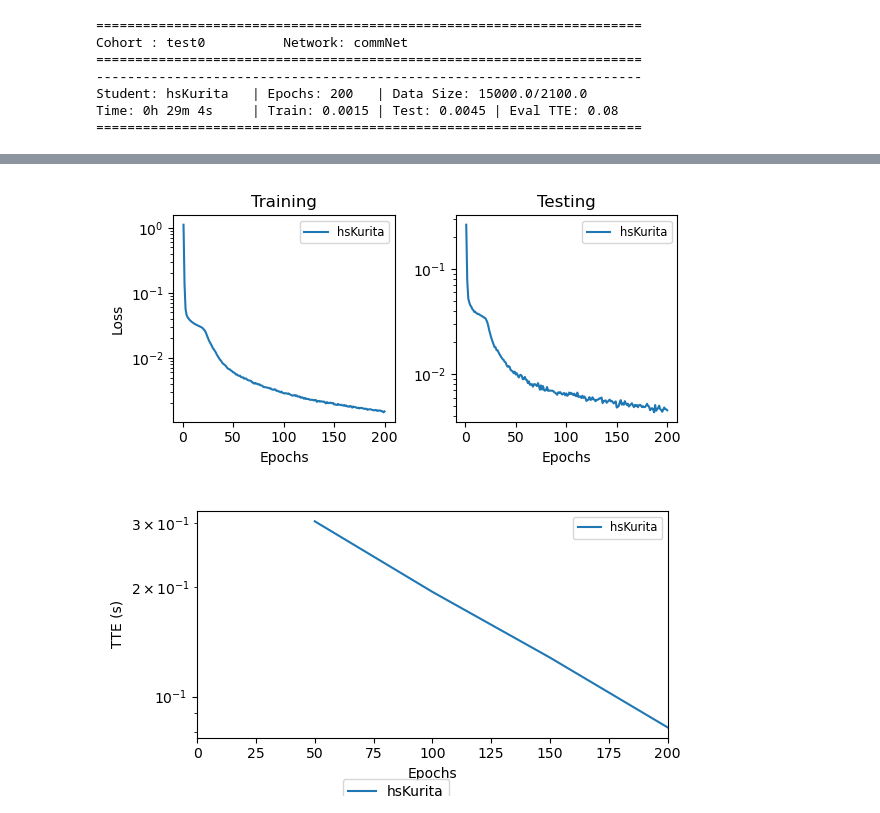
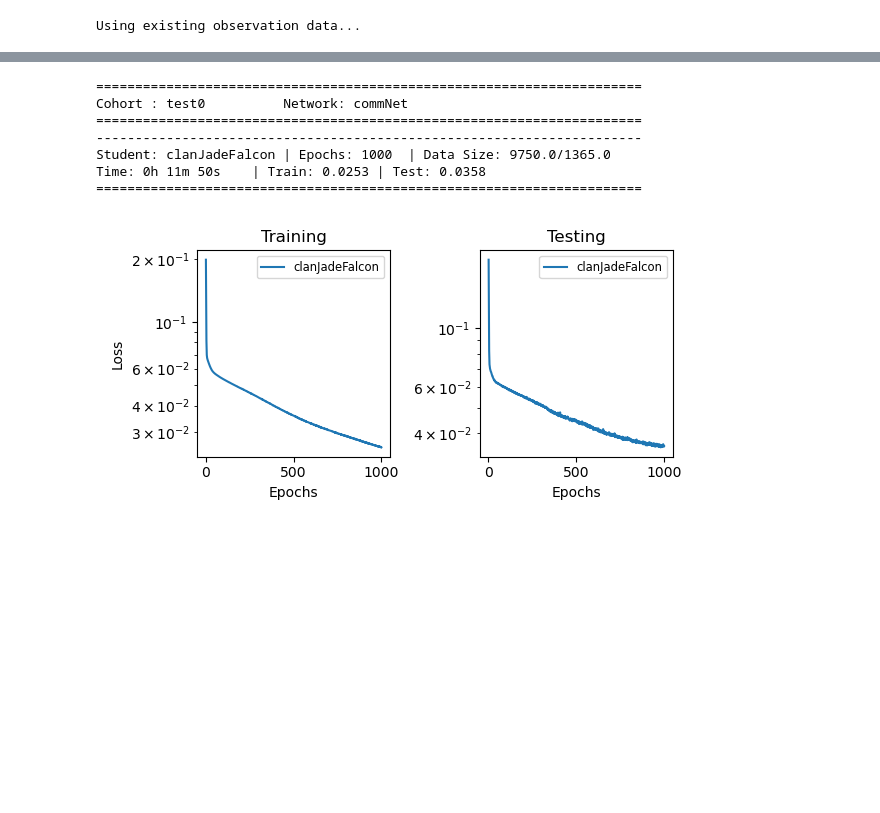
Before and after one commit to denisfliu/SousVide, a Jupyter notebook: notebooks/test0.ipynb, the cells around one changed output, grey strips where cells are left out. Drawn from its saved outputs; the diff is of its cells as text; code cells hidden in the pictures; blank space fills up the shorter version.

```diff
--- a/notebooks/test0.ipynb
+++ b/notebooks/test0.ipynb
@@ -32,11 +47,11 @@ courses = ["traverse"]
 roster = [
     # "hsCameron",
     # "hsDavion",
-    "hsKurita",
+    # "hsKurita",
     # "hsLiao",
     # "hsSteiner",
-    # "clanGhostBear",
-    # "clanJadeFalcon",
+    "clanGhostBear",
+    "clanJadeFalcon",
     # "clanNovaCat",
     # "clanSmokeJaguar"
     ]
@@ -58,0 +74,4 @@ og.generate_observation_data(cohort,roster)
+# %%
+tp.train_roster(cohort,roster,"featNet",300)
+
+pl.plot_losses(cohort,roster,"featNet",use_log=True)
@@ -59,15 +90,10 @@ og.generate_observation_data(cohort,roster)
 # %%
-# # Train the Policy
-# # tp.train_roster(cohort,yroster,"commNet",200)
+# Train the Policy
+tp.train_roster(cohort,roster,"commNet",1000)
+# tp.train_roster(cohort,roster,"commNet",1200,regen=True)
 # tp.train_roster(cohort,roster,"commNet",200,
 #                 use_deploy=scene,deploy_method=eval_method,lim_sv=50)
 
 pl.plot_losses(cohort,roster,"commNet",use_log=True)
 # %% [output]
-======================================================================
-Cohort : test0          Network: commNet
-======================================================================
-----------------------------------------------------------------------
-Student: hsKurita   | Epochs: 200   | Data Size: 15000.0/2100.0
-Time: 0h 29m 4s     | Train: 0.0015 | Test: 0.0045 | Eval TTE: 0.08
-======================================================================
+Using existing observation data...
@@ -74,5 +102,11 @@ Time: 0h 29m 4s     | Train: 0.0015 | Test: 0.0045 | Eval TTE: 0.08
+======================================================================
+Cohort : test0          Network: commNet
+======================================================================
+----------------------------------------------------------------------
+Student: clanJadeFalcon | Epochs: 1000  | Data Size: 9750.0/1365.0
+Time: 0h 11m 50s    | Train: 0.0253 | Test: 0.0358
+======================================================================
-[figure, old version]
+[figure, new version]
-[figure, removed]
 # %%
 # Simulate in FiGS
 for course in courses:
```
Also changed, not shown: parts of 7 cells of this notebook, 51 other files.
